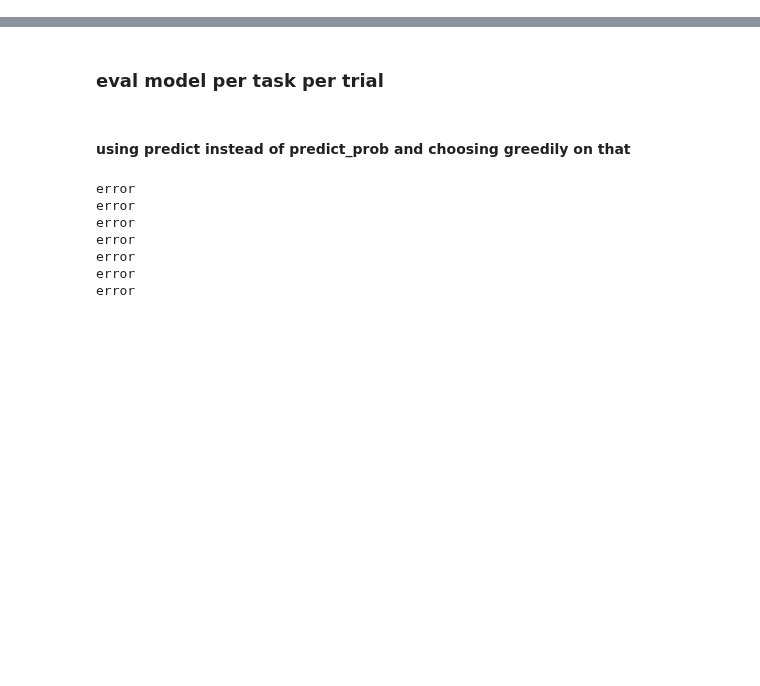
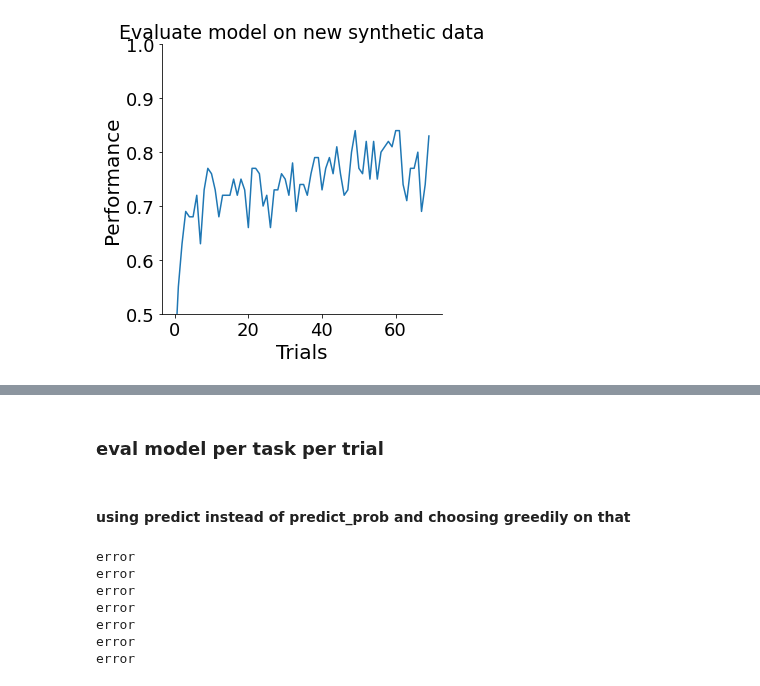
Before and after one commit to akjagadish/vanilla-llama, a Jupyter notebook: categorisation/notebooks/train.ipynb, the cells around one changed output, grey strips where cells are left out. Drawn from its saved outputs; the diff is of its cells as text; code cells hidden in the pictures; blank space fills up the shorter version.

Commit message:
test transformer architecture

```diff
--- a/categorisation/notebooks/train.ipynb
+++ b/categorisation/notebooks/train.ipynb
@@ -22,0 +15,5 @@ FONTSIZE=20
+# %%
+from envs import CategorisationTask, SyntheticCategorisationTask
+max_steps=70
+num_dims=2
+env = SyntheticCategorisationTask(num_dims=num_dims, max_steps=max_steps, batch_size=32, noise=0., shuffle_trials=False)
@@ -22,0 +60,15 @@ FONTSIZE=20
+# %%
+## evaluate on already trained model
+model = torch.load('/raven/u/ajagadish/vanilla-llama/categorisation/trained_models/env=transformer_metalearning_synthetic_model=transformer_num_episodes500000_num_hidden=2048_lr0.0003_num_layers=6_d_model=512_num_head=8_noise0.0_shuffleFalse_run=0_synthetic.pt')[1]
+# %%
+## setup enviroment
+eval_batch_size = 100
+num_dims=3
+env = SyntheticCategorisationTask(num_dims=num_dims, max_steps=max_steps, batch_size=eval_batch_size, noise=0.5, shuffle_trials=False)
+packed_inputs, sequence_lengths, targets = env.sample_batch()
+# %%
+# evaluate model
+model.beta = 1. #0.1
+model.eval()
+model_choices = model(packed_inputs, sequence_lengths)
+pred_model_chioces = torch.distributions.Binomial(probs=model_choices).sample()
@@ -22,0 +77,13 @@ FONTSIZE=20
+# %%
+f, ax = plt.subplots(1, 1, figsize=(5,5))
+ax.plot((pred_model_chioces.squeeze()==targets).sum(0)/eval_batch_size)
+ax.set_title('Evaluate model on new synthetic data', fontsize=FONTSIZE-1)
+ax.set_xlabel('Trials', fontsize=FONTSIZE)
+ax.set_ylabel('Performance', fontsize=FONTSIZE)
+ax.set_ylim([0.5, 1.])
+ax.tick_params(axis='both', which='major', labelsize=FONTSIZE-2)
+sns.despine()
+f.tight_layout()
+plt.show()
+# %% [output]
+[figure, added]
```
Also changed, not shown: parts of 30 cells of this notebook.
